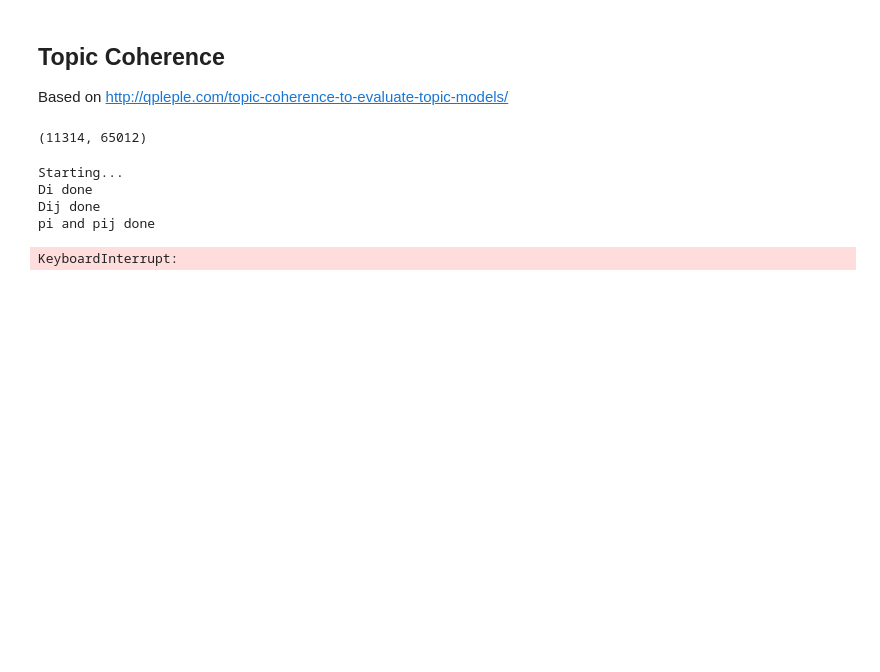
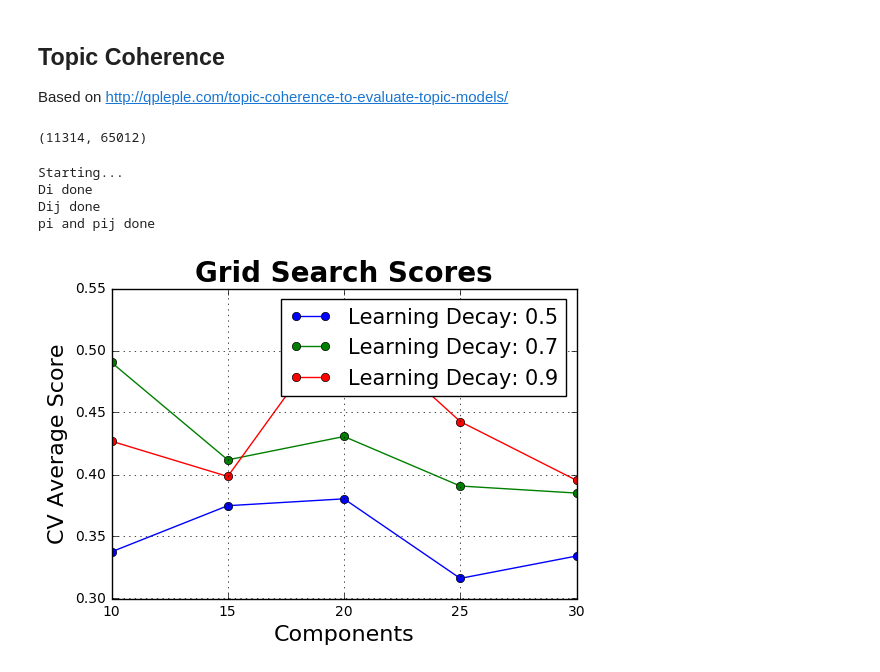
Before and after one commit to NeverForged/LDATopicCoherence, a Jupyter notebook: TopicCoherence.ipynb, the cells around one changed output. Drawn from its saved outputs; the diff is of its cells as text; code cells hidden in the pictures; blank space fills up the shorter version.

```diff
--- a/TopicCoherence.ipynb
+++ b/TopicCoherence.ipynb
@@ -59,6 +59,9 @@ class TopicCoherence(object):
         self.pij = self.Dij/transformed_docs.shape[0]
         if verbose:
             print('pi and pij done')
+        # save the scores as made, to avoid redunency
+        self.UCI_score = csr_matrix(self.Dij.shape)
+        self.UMass_score = csr_matrix(self.Dij.shape)
 
     def UCI(self,i,j):
         '''
@@ -67,7 +70,13 @@ class TopicCoherence(object):
         Added the smoothing factor of 1 to keep results positive (and not heading toward
         negative infinity)
         '''
-        return np.log(1 + self.pij[i,j]/(self.pi[0,i]*self.pi[0,j]))
+        if i>j:
+            a = i
+            i = j
+            j = a
+        if self.UCI_score[i,j] == 0:
+            self.UCI_score[i,j] = np.log(1 + self.pij[i,j]/(self.pi[0,i]*self.pi[0,j]))
+        return self.UCI_score[i,j]
 
     def UMass(self,i,j):
         '''
@@ -75,7 +84,9 @@ class TopicCoherence(object):
             score(wi,wj) = log(1 + D[wi,wj]/D[wi])
 
         '''
-        return np.log(1+self.Dij[i,j]/self.Di[0,i])
+        if self.UMass_score[i,j] == 0:
+            self.UMass_score[i,j] = np.log(1+self.Dij[i,j]/self.Di[0,i])
+        return self.UMass_score[i,j]
 
     def tc_score(self,model,X,y=[]):
         score = []
@@ -191,19 +202,19 @@ def plot_grid_search(cv_results, grid_param_1, grid_param_2, name_param_1, name_
 # %%
 import warnings
 import matplotlib.pyplot as plt
 from sklearn.decomposition import LatentDirichletAllocation
 
 
 warnings.filterwarnings("ignore")
-params = {'n_components':[10,15]
-         , 'learning_decay':[0.5]}
+params = {'n_components':[10,15,20,25,30]
+         , 'learning_decay':[0.5,0.7,0.9]}
 model =  LatentDirichletAllocation()
 gs = GridSearchCV(model,params,cv=5,scoring=Topic_Coherence.tc_score)
 gs.fit(count_vector)
 
 plot_grid_search(gs.cv_results_, params['n_components'], params['learning_decay'], 'Components', 'Learning Decay')
 # %% [output]
-KeyboardInterrupt:
+[figure, added]
 # %%
 import pyLDAvis
 import pyLDAvis.sklearn
```
Also changed, not shown: parts of 4 cells of this notebook.
